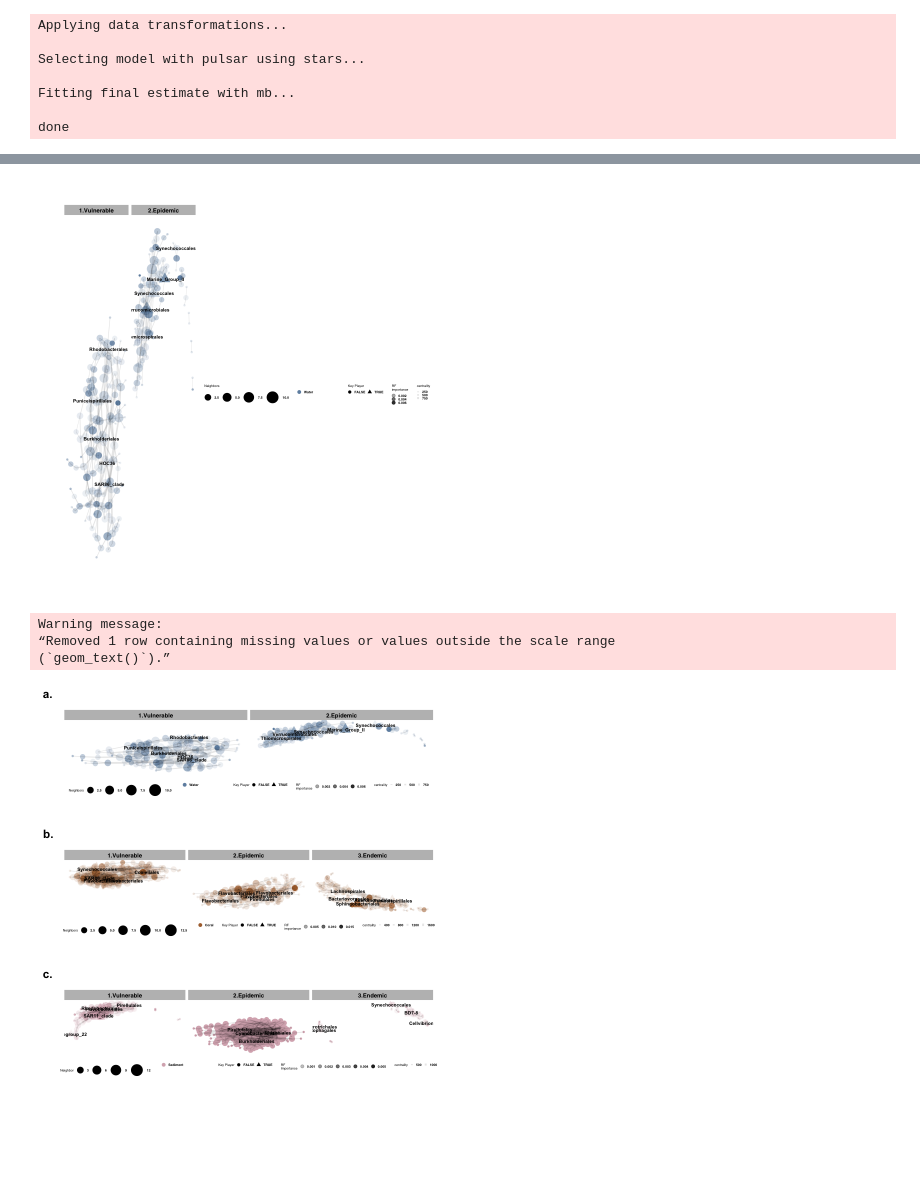
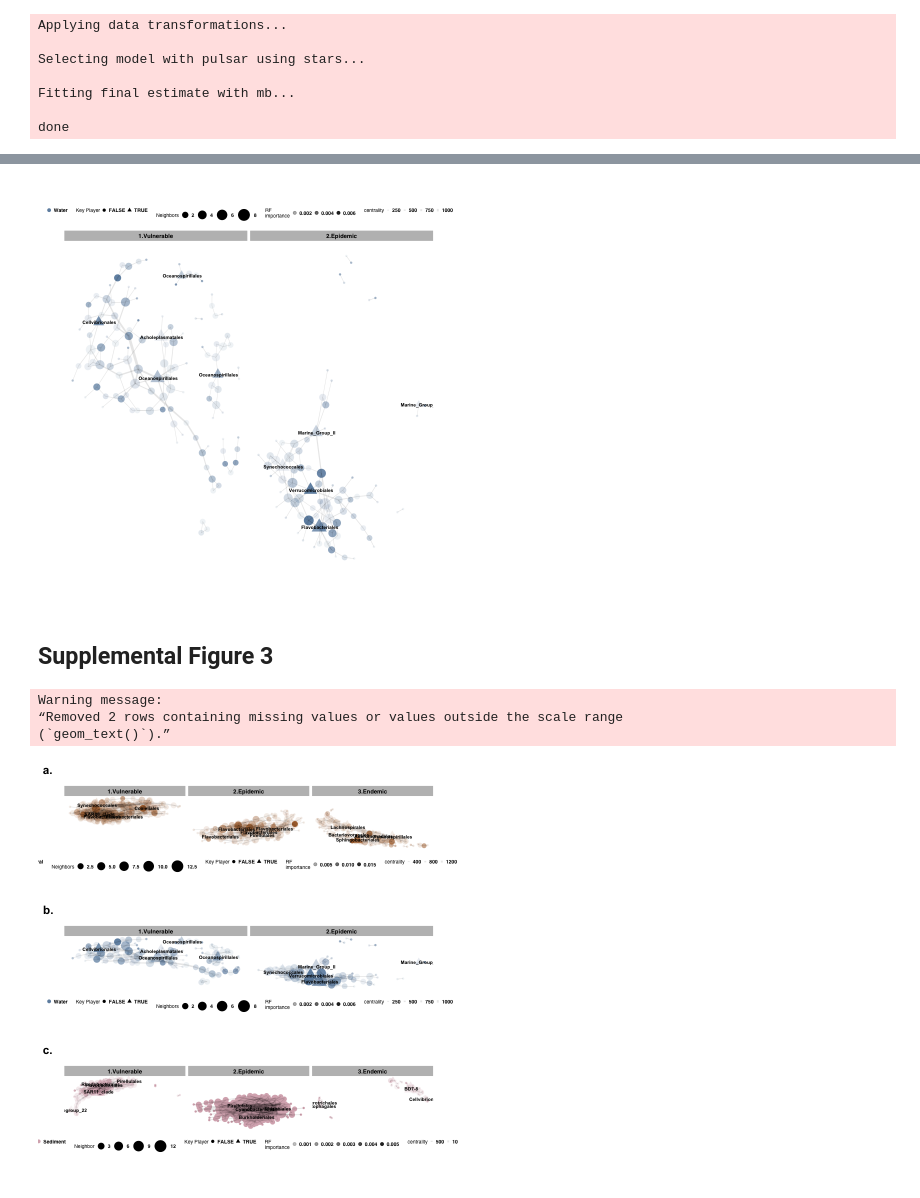
Before and after one commit to srosales712/SCTLD-zones, a Jupyter notebook: Networks.ipynb, the cells around one changed output, grey strips where cells are left out. Drawn from its saved outputs; the diff is of its cells as text; code cells hidden in the pictures; blank space fills up the shorter version.

```diff
--- a/Networks.ipynb
+++ b/Networks.ipynb
@@ -691,18 +731,18 @@ fig_nw_ah=combo %>%
   theme_graph(base_size = 7, border = FALSE, foreground = 'Grey', fg_text_colour = 'black', base_family = 'Helvetica') +
   theme(
     legend.spacing = unit(0.11, "cm"),
-    legend.position = "right",
+    legend.position = "top",
     legend.box = "horizontal",
     legend.key.size = unit(0.2, 'lines'),
-    legend.text = element_text(size = 4, face = "bold"),
-    legend.title = element_text(size = 4),
+    legend.text = element_text(size = 6, face = "bold"),
+    legend.title = element_text(size = 6),
     legend.key.height = unit(0.1, "line"),
     strip.text = element_text(size = 7, face = "bold")
   ) +
   guides(
     shape = guide_legend(order = 2, nrow = 1),
     color = guide_legend(order = 1, nrow = 1),
-    size = guide_legend(order = 1, nrow = 1),
+    size = guide_legend(order = 2, nrow = 1),
     centrality = guide_legend(order = 1, nrow = 1)
   ) +
   scale_color_manual(values = c("#AD6F3B")) +
@@ -713,4 +753,7 @@ fig_nw_ah=combo %>%
       alpha="RF\nimportance")
 
 fig_nw_ah
+
+ggsave("/Users/stephanie.rosales/Documents/Tissueloss/EPA2/Figures/Supp_Fig3.svg",
+     width = 6.5, height = 8 , units = "in", dpi=300)
 # %% [output]
@@ -1391,7 +1427,7 @@ A tibble: 6 × 24
 # %%
-combo = node_wat_vu %>% bind_graphs(node_wat_epi) #%>% bind_graphs(node_wat_end)
+combo_w = node_wat_vu %>% bind_graphs(node_wat_epi) #%>% bind_graphs(node_wat_end)
 
-fig_nw_wat=combo %>%
+fig_nw_wat=combo_w %>%
  activate(edges) %>%
   filter(!edge_is_multiple()) %>%
  filter(!edge_is_loop()) %>%
@@ -1417,18 +1453,18 @@ geom_node_point(aes(size =  neighbors, color = Type, shape = keyplayer,  alpha =
              ) +
   theme(
     legend.spacing = unit(0.11, "cm"),
-    legend.position = "right",
+    legend.position = "top",
     legend.box = "horizontal",
     legend.key.size = unit(0.2, 'lines'),
-    legend.text = element_text(size = 4, face = "bold"),
-    legend.title = element_text(size = 4),
+    legend.text = element_text(size = 6, face = "bold"),
+    legend.title = element_text(size = 6),
     legend.key.height = unit(0.1, "line"),
     strip.text = element_text(size = 7, face = "bold")
   ) +
   guides(
     shape = guide_legend(order = 2, nrow = 1),
-    color = guide_legend(order = 1, ncol = 6),
-    size = guide_legend(order = 1, nrow = 1),
+    color = guide_legend(order = 1, nrow = 1),
+    size = guide_legend(order = 2, nrow = 1),
     centrality = guide_legend(order = 1, nrow = 1)
   ) +
  scale_color_manual(values = c(
@@ -1440,4 +1476,4 @@ geom_node_point(aes(size =  neighbors, color = Type, shape = keyplayer,  alpha =
   labs(color = "", alpha = "RF\nimportance", size="Neighbors", shape = "Key Player")
 fig_nw_wat
 # %% [output]
-[figure, old version]
+[figure, new version]
@@ -1445,0 +1480,2 @@ library(ggpubr)
+# %% [markdown]
+## Supplemental Figure 3
@@ -1446,10 +1487,10 @@ library(ggpubr)
 # %%
-ggarrange( fig_nw_wat, fig_nw_ah, fig_nw_sed, nrow = 3, ncol=1, common.legend = FALSE, legend="bottom",
+ggarrange(fig_nw_ah, fig_nw_wat, fig_nw_sed, nrow = 3, ncol=1, common.legend = FALSE, legend="bottom",
                            labels = c("a.","b.","c."))
-ggsave("/Users/stephanie.rosales/Documents/Tissueloss/EPA2/Figures/networks.png",
-     width = 7, height = 9 , units = "in", dpi=300)
+ggsave("/Users/stephanie.rosales/Documents/Tissueloss/EPA2/Figures/Supp_Fig4.svg",
+     width = 6, height = 5 , units = "in", dpi=300)
 # %% [output]
 Warning message:
-“Removed 1 row containing missing values or values outside the scale range
+“Removed 2 rows containing missing values or values outside the scale range
 (`geom_text()`).”
-[figure, old version]
+[figure, new version]
```
Also changed, not shown: parts of 70 cells of this notebook, 1 other file.
